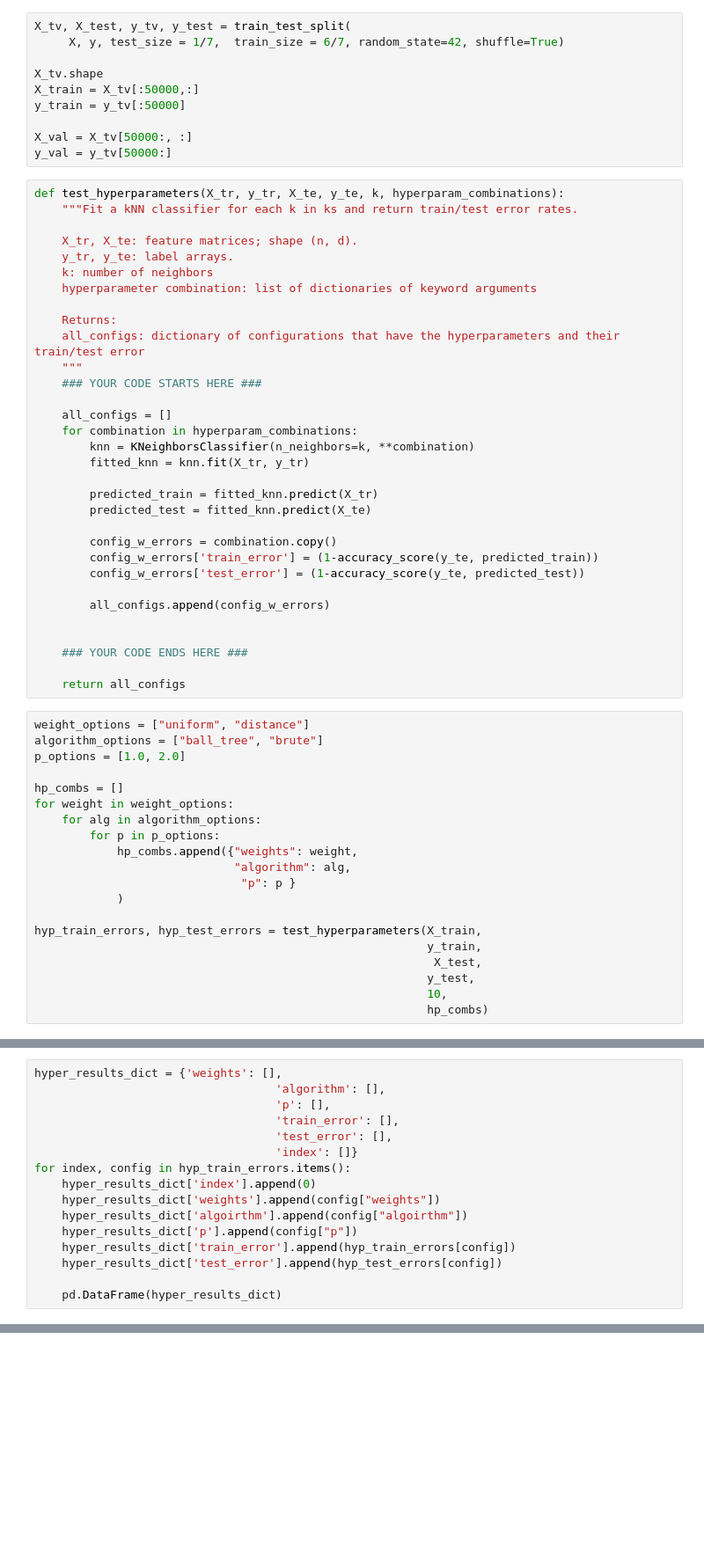
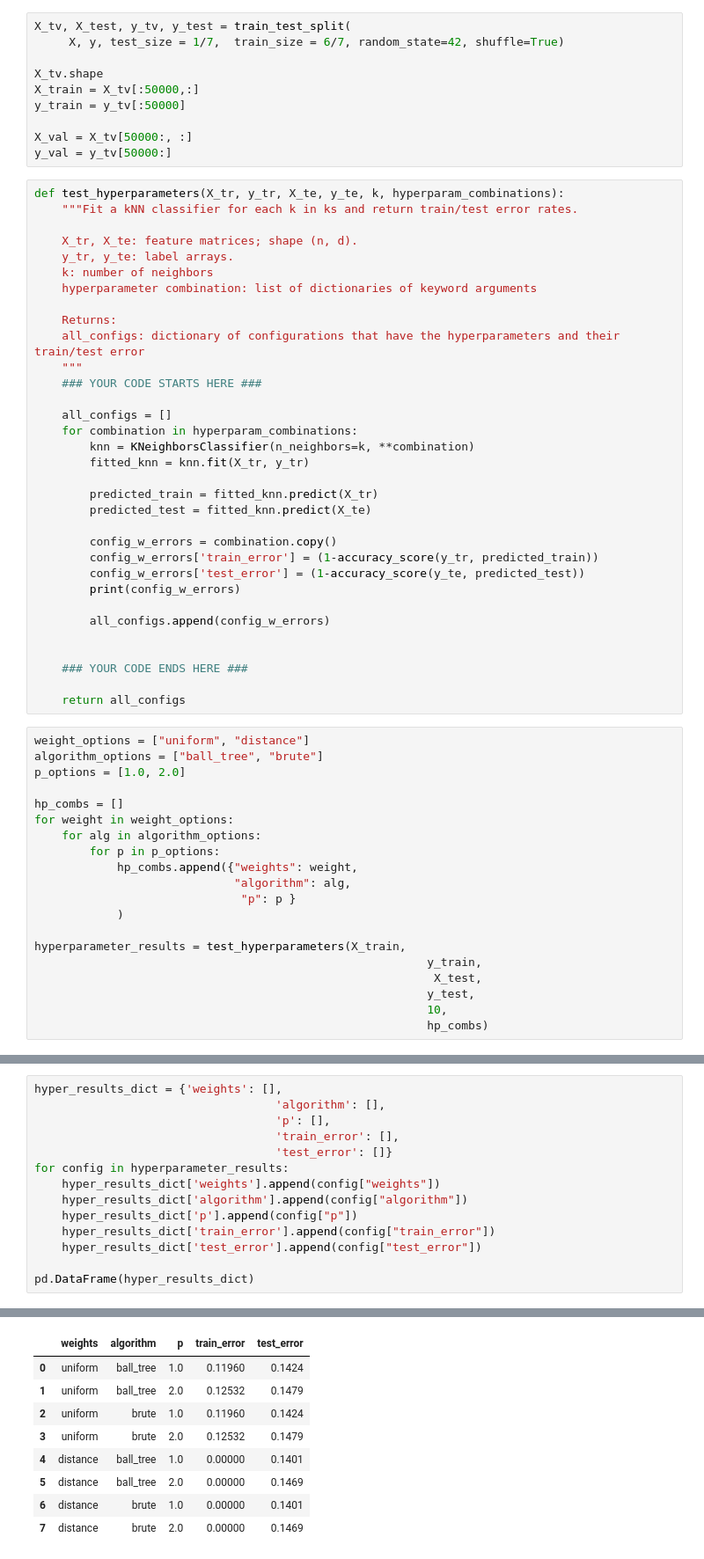
Before and after one commit to trannathy/cs178_projectTwelve, a Jupyter notebook: kNN_exploration.ipynb, the cells around one changed output, grey strips where cells are left out. Shown at 88% size. Cells and saved outputs as stored; diff of their text form; blank space fills up the shorter version.

Commit message:
Hyperparameter tuning with results table

```diff
--- a/kNN_exploration.ipynb
+++ b/kNN_exploration.ipynb
@@ -128,8 +128,9 @@ def test_hyperparameters(X_tr, y_tr, X_te, y_te, k, hyperparam_combinations):
         predicted_test = fitted_knn.predict(X_te)
 
         config_w_errors = combination.copy()
-        config_w_errors['train_error'] = (1-accuracy_score(y_te, predicted_train))
+        config_w_errors['train_error'] = (1-accuracy_score(y_tr, predicted_train))
         config_w_errors['test_error'] = (1-accuracy_score(y_te, predicted_test))
+        print(config_w_errors)
 
         all_configs.append(config_w_errors)
 
@@ -151,7 +152,7 @@ for weight in weight_options:
                               "p": p }
             )
 
-hyp_train_errors, hyp_test_errors = test_hyperparameters(X_train,
+hyperparameter_results = test_hyperparameters(X_train,
                                                          y_train,
                                                           X_test,
                                                          y_test,
@@ -162,15 +172,13 @@ hyper_results_dict = {'weights': [],
                                    'algorithm': [],
                                    'p': [],
                                    'train_error': [],
-                                   'test_error': [],
-                                   'index': []}
-for index, config in hyp_train_errors.items():
-    hyper_results_dict['index'].append(0)
+                                   'test_error': []}
+for config in hyperparameter_results:
     hyper_results_dict['weights'].append(config["weights"])
-    hyper_results_dict['algoirthm'].append(config["algoirthm"])
+    hyper_results_dict['algorithm'].append(config["algorithm"])
     hyper_results_dict['p'].append(config["p"])
-    hyper_results_dict['train_error'].append(hyp_train_errors[config])
-    hyper_results_dict['test_error'].append(hyp_test_errors[config])
+    hyper_results_dict['train_error'].append(config["train_error"])
+    hyper_results_dict['test_error'].append(config["test_error"])
 
-    pd.DataFrame(hyper_results_dict)
+pd.DataFrame(hyper_results_dict)
 # %% [output]
@@ -177,0 +185,9 @@ NameError: name 'hyp_train_errors' is not defined
+|  | weights | algorithm | p | train_error | test_error |
+| 0 | uniform | ball_tree | 1.0 | 0.11960 | 0.1424 |
+| 1 | uniform | ball_tree | 2.0 | 0.12532 | 0.1479 |
+| 2 | uniform | brute | 1.0 | 0.11960 | 0.1424 |
+| 3 | uniform | brute | 2.0 | 0.12532 | 0.1479 |
+| 4 | distance | ball_tree | 1.0 | 0.00000 | 0.1401 |
+| 5 | distance | ball_tree | 2.0 | 0.00000 | 0.1469 |
+| 6 | distance | brute | 1.0 | 0.00000 | 0.1401 |
+| 7 | distance | brute | 2.0 | 0.00000 | 0.1469 |
```
Also changed, not shown: parts of 3 cells of this notebook.
